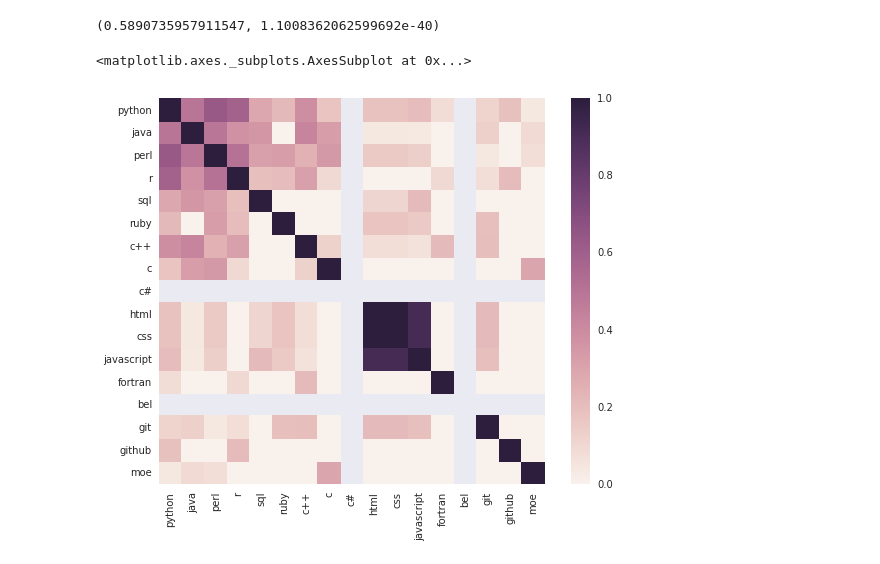
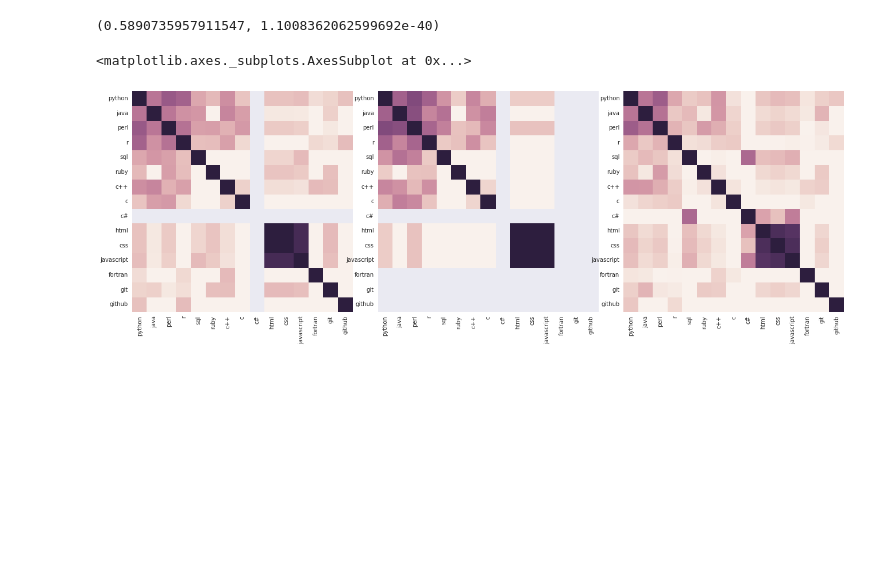
Before and after one commit to Cojabi/nat_sci_job, a Jupyter notebook: Evaluation of Scientific Job Adds.ipynb, the cells around one changed output. Drawn from its saved outputs; the diff is of its cells as text; code cells hidden in the pictures; blank space fills up the shorter version.

Commit message:
Heatmaps for every subset of the job data

```diff
--- a/Evaluation of Scientific Job Adds.ipynb
+++ b/Evaluation of Scientific Job Adds.ipynb
@@ -44,7 +44,7 @@ columns = ['job_title', 'employer', 'origin', 'location',
 # gets its own column with True and False values.
 languages = ['python', 'java', 'perl', 'r', 'sql', 'ruby',
              'c++', 'c', 'c#', 'html', 'css', 'javascript',
-             'fortran', 'bel', 'git', 'github', 'moe']
+             'fortran', 'git', 'github']
 
 informatician = ['bioinformatician', 'bioinformatics']
 
@@ -259,17 +259,19 @@ pearsonr(mentioned_bioinf['r'], mentioned_bioinf['python'])
 # %%
 import seaborn as sns
 
 # Compute the correlation between all languages
-lang_corr = mentioned_bioinf.corr(method='pearson')
-#lang_corr = bioinf.corr(method='pearson')
-#lang_corr = all_jobs.corr(method='pearson')
+lang_corr_m = mentioned_bioinf.corr(method='pearson')
+lang_corr_b = bioinf.corr(method='pearson')
+lang_corr_a = all_jobs.corr(method='pearson')
 
 # Set up the matplotlib figure
-f, ax = plt.subplots(figsize=(8, 6))
+f, axes = plt.subplots(1,3, figsize=(18, 6))
 f.tight_layout()
 
 # Draw the heatmap using seaborn
-sns.heatmap(lang_corr, vmin=0, square=True)
+sns.heatmap(lang_corr_m, ax = axes[0], vmin = 0, cbar = False, square=True)
+sns.heatmap(lang_corr_b, ax = axes[1], vmin = 0, cbar = False, square=True)
+sns.heatmap(lang_corr_a, ax = axes[2], vmin = 0, cbar = False, square=True)
 # %% [output]
 <matplotlib.axes._subplots.AxesSubplot at 0x...>
-[figure, old version]
+[figure, new version]
```
Also changed, not shown: parts of 2 cells of this notebook.
